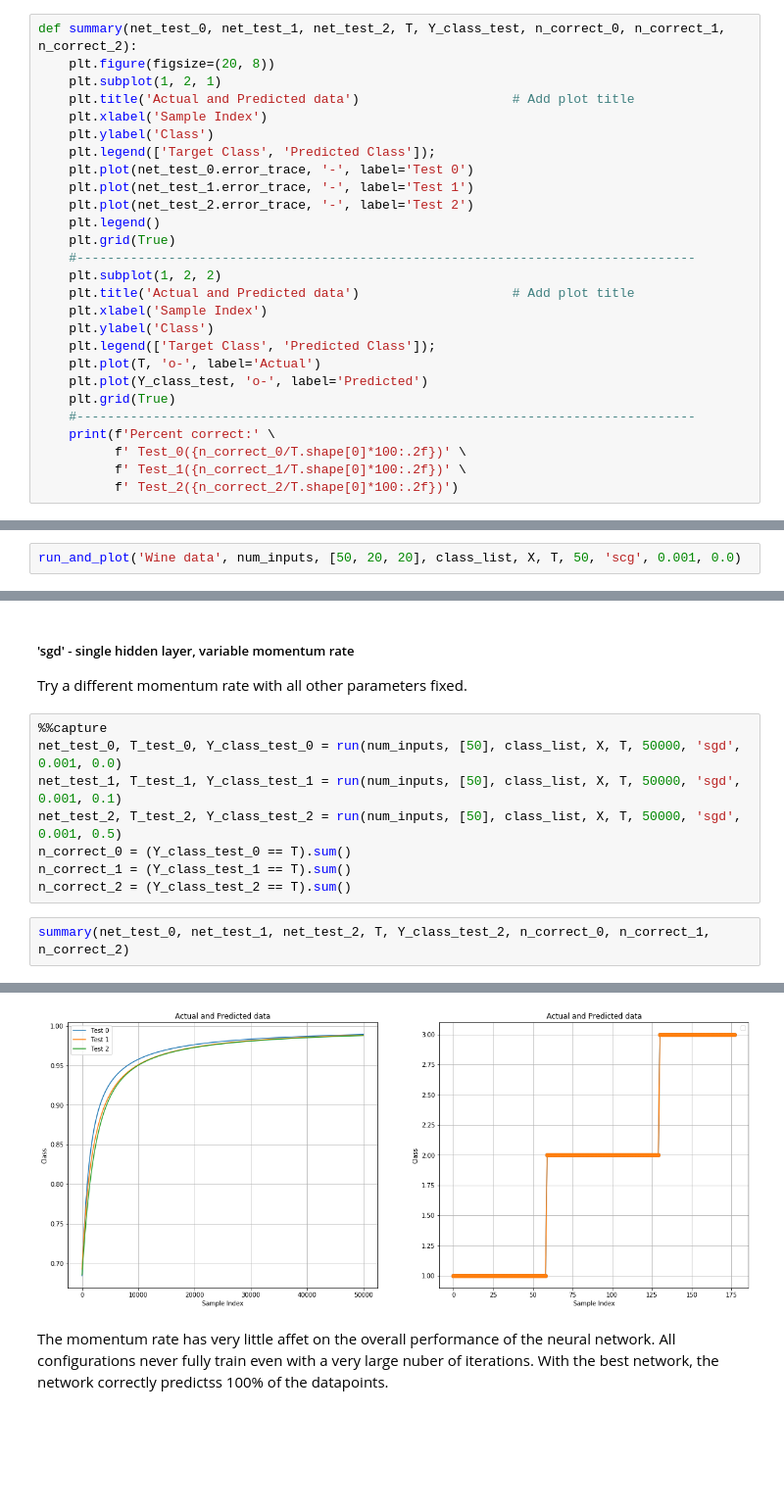
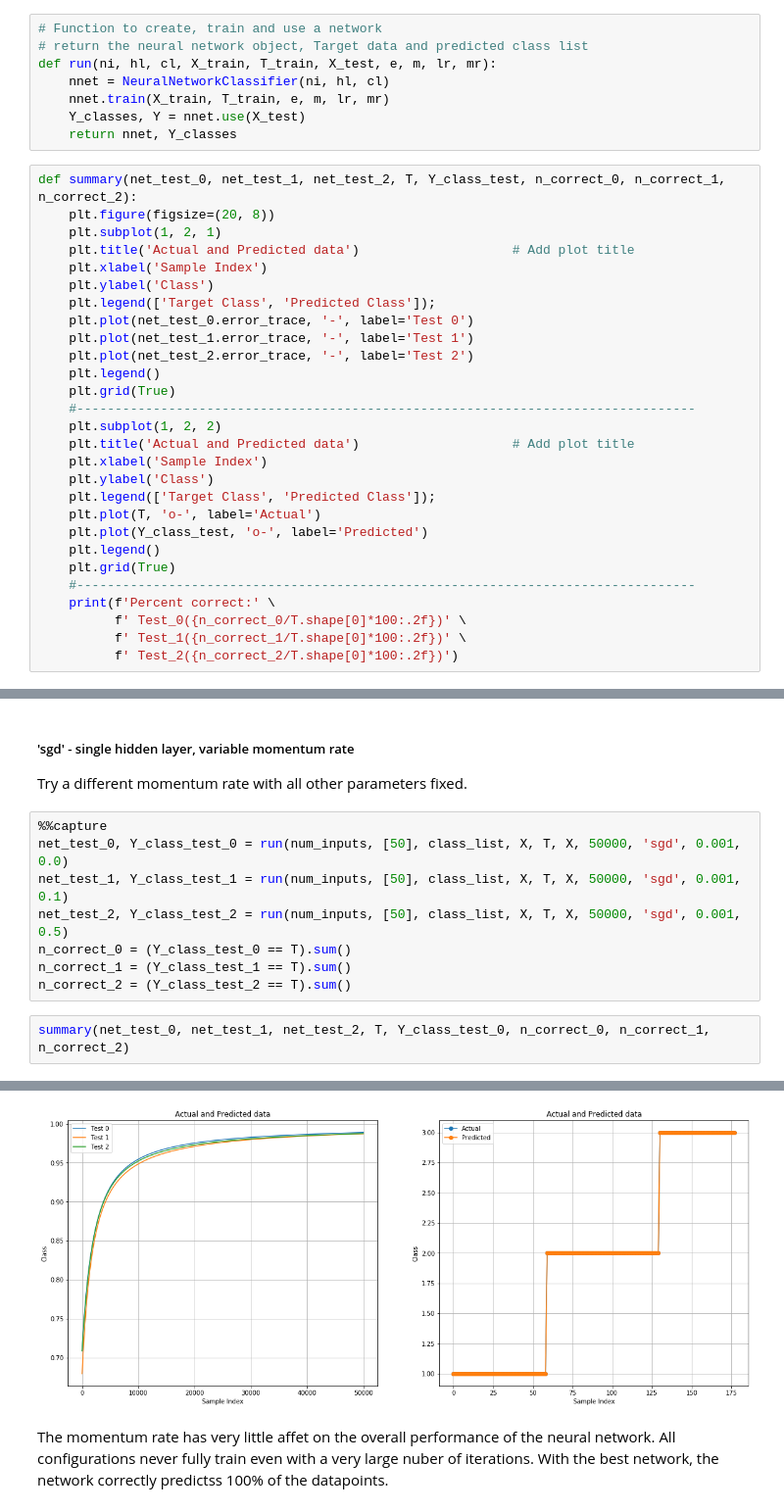
Before and after one commit to bstaab/CS545_MachineLearning, a Jupyter notebook: assignments/A3/Staab-A3.ipynb, the cells around one changed output, grey strips where cells are left out. Shown at 98% size. Saved outputs shown, nothing was run; the diff lists cells and outputs as text; blank space fills up the shorter version.

```diff
--- a/assignments/A3/Staab-A3.ipynb
+++ b/assignments/A3/Staab-A3.ipynb
@@ -234,3 +216,11 @@ def run_and_plot(title, ni, hl, cl, X, T, e, m, lr, mr):
+# %%
+# Function to create, train and use a network
+# return the neural network object, Target data and predicted class list
+def run(ni, hl, cl, X_train, T_train, X_test, e, m, lr, mr):
+    nnet = NeuralNetworkClassifier(ni, hl, cl)
+    nnet.train(X_train, T_train, e, m, lr, mr)
+    Y_classes, Y = nnet.use(X_test)
+    return nnet, Y_classes
 # %%
 def summary(net_test_0, net_test_1, net_test_2, T, Y_class_test, n_correct_0, n_correct_1, n_correct_2):
     plt.figure(figsize=(20, 8))
@@ -252,6 +242,7 @@ def summary(net_test_0, net_test_1, net_test_2, T, Y_class_test, n_correct_0, n_
     plt.legend(['Target Class', 'Predicted Class']);
     plt.plot(T, 'o-', label='Actual')
     plt.plot(Y_class_test, 'o-', label='Predicted')
+    plt.legend()
     plt.grid(True)
     #---------------------------------------------------------------------------------
     print(f'Percent correct:' \
@@ -479,5 +471,3 @@ num_inputs = X.shape[1]
 print(f'X.shape({X.shape}), T.shape({T.shape}))')
 # %% [output]
 X.shape((178, 13)), T.shape((178, 1)))
-# %%
-run_and_plot('Wine data', num_inputs, [50, 20, 20], class_list, X, T, 50, 'scg', 0.001, 0.0)
@@ -579,12 +551,12 @@ The learning rate has very little affet on the overall performance of the neural
 Try a different momentum rate with all other parameters fixed.
 # %%
 %%capture
-net_test_0, T_test_0, Y_class_test_0 = run(num_inputs, [50], class_list, X, T, 50000, 'sgd', 0.001, 0.0)
-net_test_1, T_test_1, Y_class_test_1 = run(num_inputs, [50], class_list, X, T, 50000, 'sgd', 0.001, 0.1)
-net_test_2, T_test_2, Y_class_test_2 = run(num_inputs, [50], class_list, X, T, 50000, 'sgd', 0.001, 0.5)
+net_test_0, Y_class_test_0 = run(num_inputs, [50], class_list, X, T, X, 50000, 'sgd', 0.001, 0.0)
+net_test_1, Y_class_test_1 = run(num_inputs, [50], class_list, X, T, X, 50000, 'sgd', 0.001, 0.1)
+net_test_2, Y_class_test_2 = run(num_inputs, [50], class_list, X, T, X, 50000, 'sgd', 0.001, 0.5)
 n_correct_0 = (Y_class_test_0 == T).sum()
 n_correct_1 = (Y_class_test_1 == T).sum()
 n_correct_2 = (Y_class_test_2 == T).sum()
 # %%
-summary(net_test_0, net_test_1, net_test_2, T, Y_class_test_2, n_correct_0, n_correct_1, n_correct_2)
+summary(net_test_0, net_test_1, net_test_2, T, Y_class_test_0, n_correct_0, n_correct_1, n_correct_2)
 # %% [output]
@@ -592,4 +564,4 @@ Percent correct: Test_0(100.00) Test_1(100.00) Test_2(100.00)
-[figure, old version]
+[figure, new version]
 # %% [markdown]
 The momentum rate has very little affet on the overall performance of the neural network. All configurations never fully train even with a very large nuber of iterations. With the best network, the network correctly predictss 100% of the datapoints.
 # %% [markdown]
```
Also changed, not shown: parts of 78 cells of this notebook.
